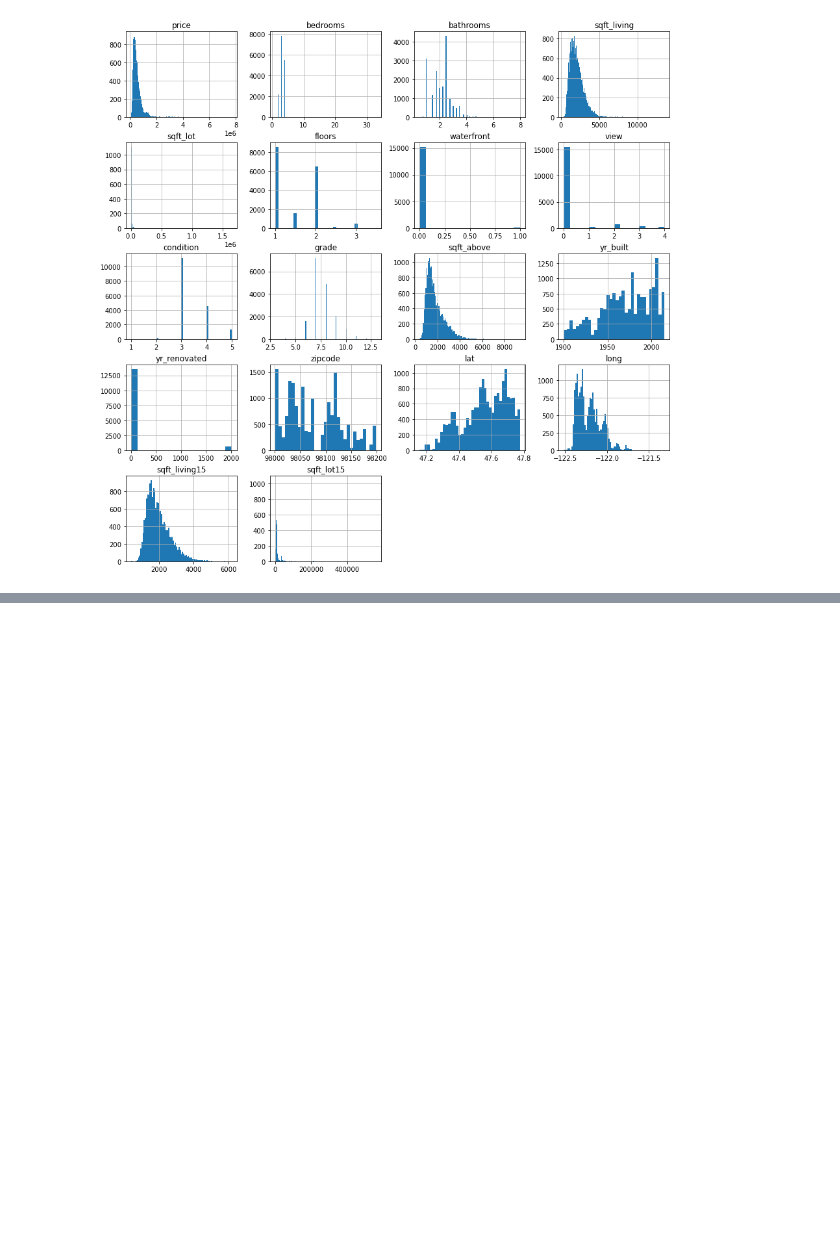
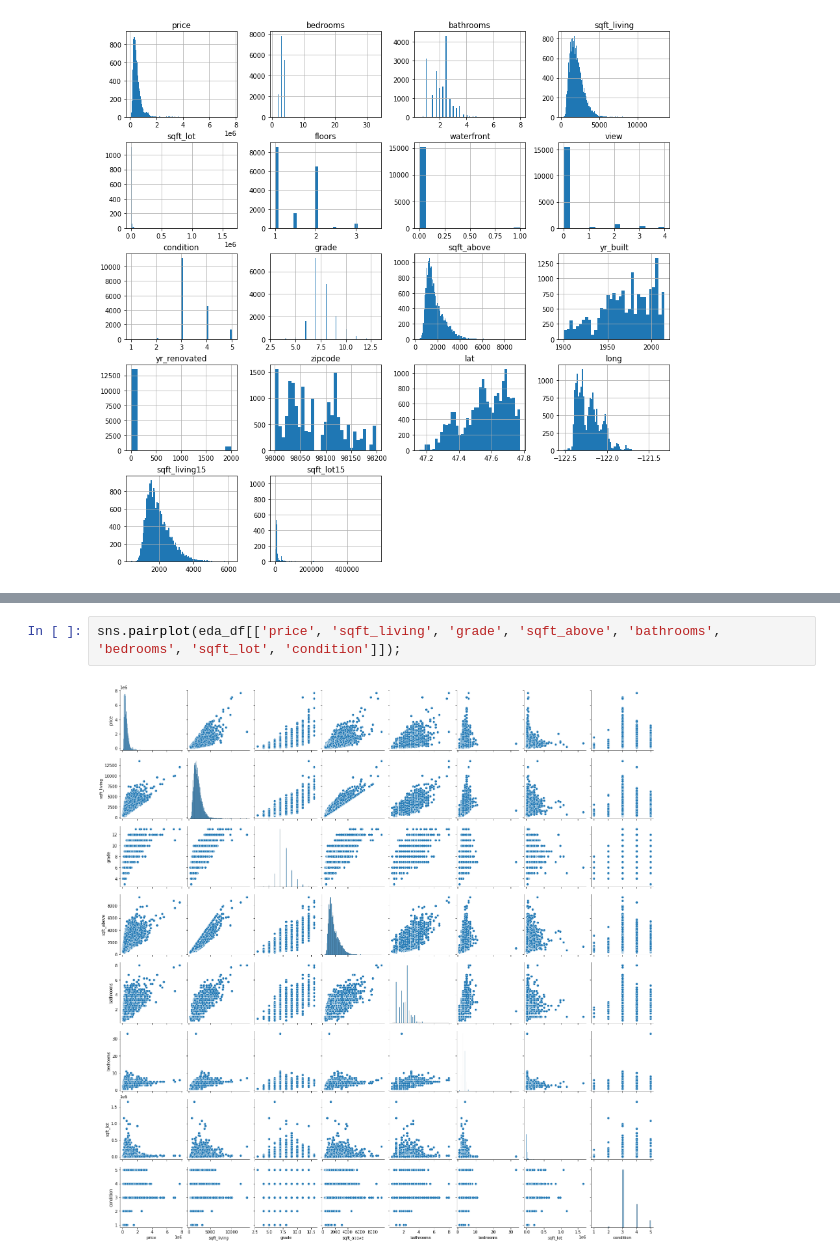
Before and after one commit to jmarkowi/kingcounty, a Jupyter notebook: Markowitz_working_nb.ipynb, the cells around one changed output, grey strips where cells are left out. Cells and saved outputs as stored; diff of their text form; blank space fills up the shorter version.

```diff
--- a/Markowitz_working_nb.ipynb
+++ b/Markowitz_working_nb.ipynb
@@ -86,0 +128,4 @@ eda_df.hist(figsize=(15, 15), bins='auto');
+# %%
+sns.pairplot(eda_df[['price', 'sqft_living', 'grade', 'sqft_above', 'bathrooms', 'bedrooms', 'sqft_lot', 'condition']]);
+# %% [output]
+[figure, added]
```
Also changed, not shown: parts of 8 cells of this notebook.
